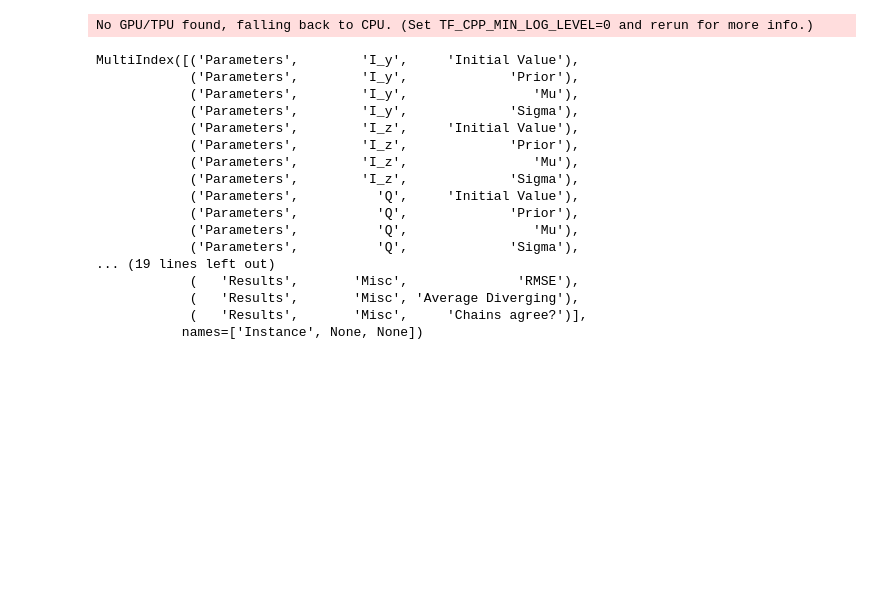
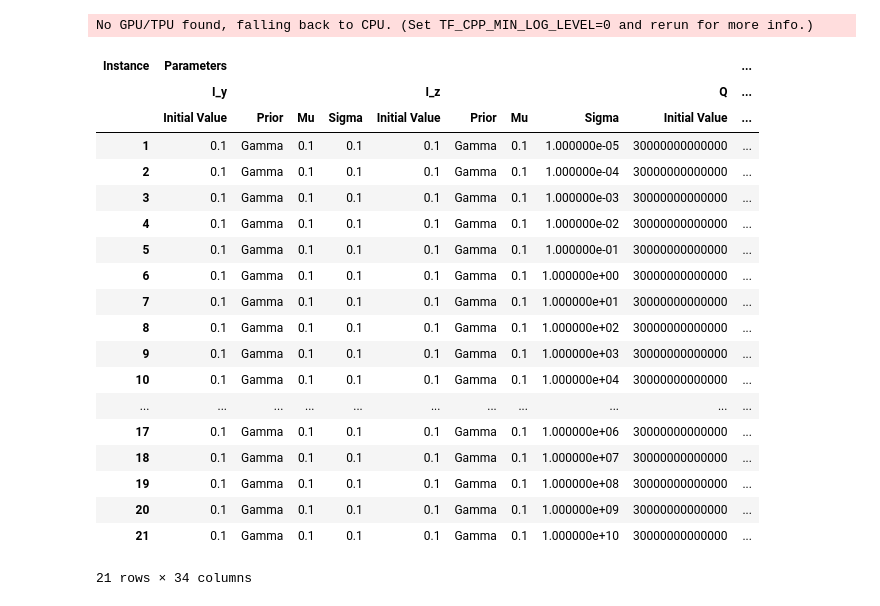
Before and after one commit to samcd22/PhD_project, a Jupyter notebook: auto_gen_instances.ipynb, the cells around one changed output. Cells and saved outputs as stored; diff of their text form; code cells hidden in the pictures; blank space fills up the shorter version.

```diff
--- a/auto_gen_instances.ipynb
+++ b/auto_gen_instances.ipynb
@@ -23,26 +23,32 @@ No GPU/TPU found, falling back to CPU. (Set TF_CPP_MIN_LOG_LEVEL=0 and rerun for
 log_dummy_data = pd.read_csv('data/log_dummy_data.csv')
 training_data, testing_data = train_test_split(log_dummy_data, test_size=0.2)
 # %%
-inputs = pd.read_csv('results/all_results.csv',header=[0,1,2], index_col=0)
-inputs.columns
+excel_path = 'results/auto_generated_results/varying_Q_prior_sigma/varying_Q_prior_sigma.xlsx'
+
+
+inputs = pd.read_excel(excel_path,header=[0,1,2], index_col=0)
+inputs
 # %% [output]
+| Instance | Parameters |  |  |  |  |  |  |  |  | ... |
+|  | I_y |  |  |  | I_z |  |  |  | Q | ... |
+|  | Initial Value | Prior | Mu | Sigma | Initial Value | Prior | Mu | Sigma | Initial Value | ... |
+| 1 | 0.1 | Gamma | 0.1 | 0.1 | 0.1 | Gamma | 0.1 | 1.000000e-05 | 30000000000000 | ... |
+| 2 | 0.1 | Gamma | 0.1 | 0.1 | 0.1 | Gamma | 0.1 | 1.000000e-04 | 30000000000000 | ... |
+| 3 | 0.1 | Gamma | 0.1 | 0.1 | 0.1 | Gamma | 0.1 | 1.000000e-03 | 30000000000000 | ... |
+| 4 | 0.1 | Gamma | 0.1 | 0.1 | 0.1 | Gamma | 0.1 | 1.000000e-02 | 30000000000000 | ... |
+| 5 | 0.1 | Gamma | 0.1 | 0.1 | 0.1 | Gamma | 0.1 | 1.000000e-01 | 30000000000000 | ... |
+| 6 | 0.1 | Gamma | 0.1 | 0.1 | 0.1 | Gamma | 0.1 | 1.000000e+00 | 30000000000000 | ... |
+| 7 | 0.1 | Gamma | 0.1 | 0.1 | 0.1 | Gamma | 0.1 | 1.000000e+01 | 30000000000000 | ... |
+| 8 | 0.1 | Gamma | 0.1 | 0.1 | 0.1 | Gamma | 0.1 | 1.000000e+02 | 30000000000000 | ... |
+| 9 | 0.1 | Gamma | 0.1 | 0.1 | 0.1 | Gamma | 0.1 | 1.000000e+03 | 30000000000000 | ... |
+| 10 | 0.1 | Gamma | 0.1 | 0.1 | 0.1 | Gamma | 0.1 | 1.000000e+04 | 30000000000000 | ... |
+| ... | ... | ... | ... | ... | ... | ... | ... | ... | ... | ... |
+| 17 | 0.1 | Gamma | 0.1 | 0.1 | 0.1 | Gamma | 0.1 | 1.000000e+06 | 30000000000000 | ... |
+| 18 | 0.1 | Gamma | 0.1 | 0.1 | 0.1 | Gamma | 0.1 | 1.000000e+07 | 30000000000000 | ... |
+| 19 | 0.1 | Gamma | 0.1 | 0.1 | 0.1 | Gamma | 0.1 | 1.000000e+08 | 30000000000000 | ... |
+| 20 | 0.1 | Gamma | 0.1 | 0.1 | 0.1 | Gamma | 0.1 | 1.000000e+09 | 30000000000000 | ... |
+| 21 | 0.1 | Gamma | 0.1 | 0.1 | 0.1 | Gamma | 0.1 | 1.000000e+10 | 30000000000000 | ... |
-MultiIndex([('Parameters',        'I_y',     'Initial Value'),
-            ('Parameters',        'I_y',             'Prior'),
-            ('Parameters',        'I_y',                'Mu'),
-            ('Parameters',        'I_y',             'Sigma'),
-            ('Parameters',        'I_z',     'Initial Value'),
-            ('Parameters',        'I_z',             'Prior'),
-            ('Parameters',        'I_z',                'Mu'),
-            ('Parameters',        'I_z',             'Sigma'),
-            ('Parameters',          'Q',     'Initial Value'),
-            ('Parameters',          'Q',             'Prior'),
-            ('Parameters',          'Q',                'Mu'),
-            ('Parameters',          'Q',             'Sigma'),
-... (19 lines left out)
-            (   'Results',       'Misc',              'RMSE'),
-            (   'Results',       'Misc', 'Average Diverging'),
-            (   'Results',       'Misc',     'Chains agree?')],
-           names=['Instance', None, None])
+21 rows × 34 columns
 # %%
 for instance in inputs.index:
 
```
Also changed, not shown: parts of 1 cell of this notebook, 19 other files.
